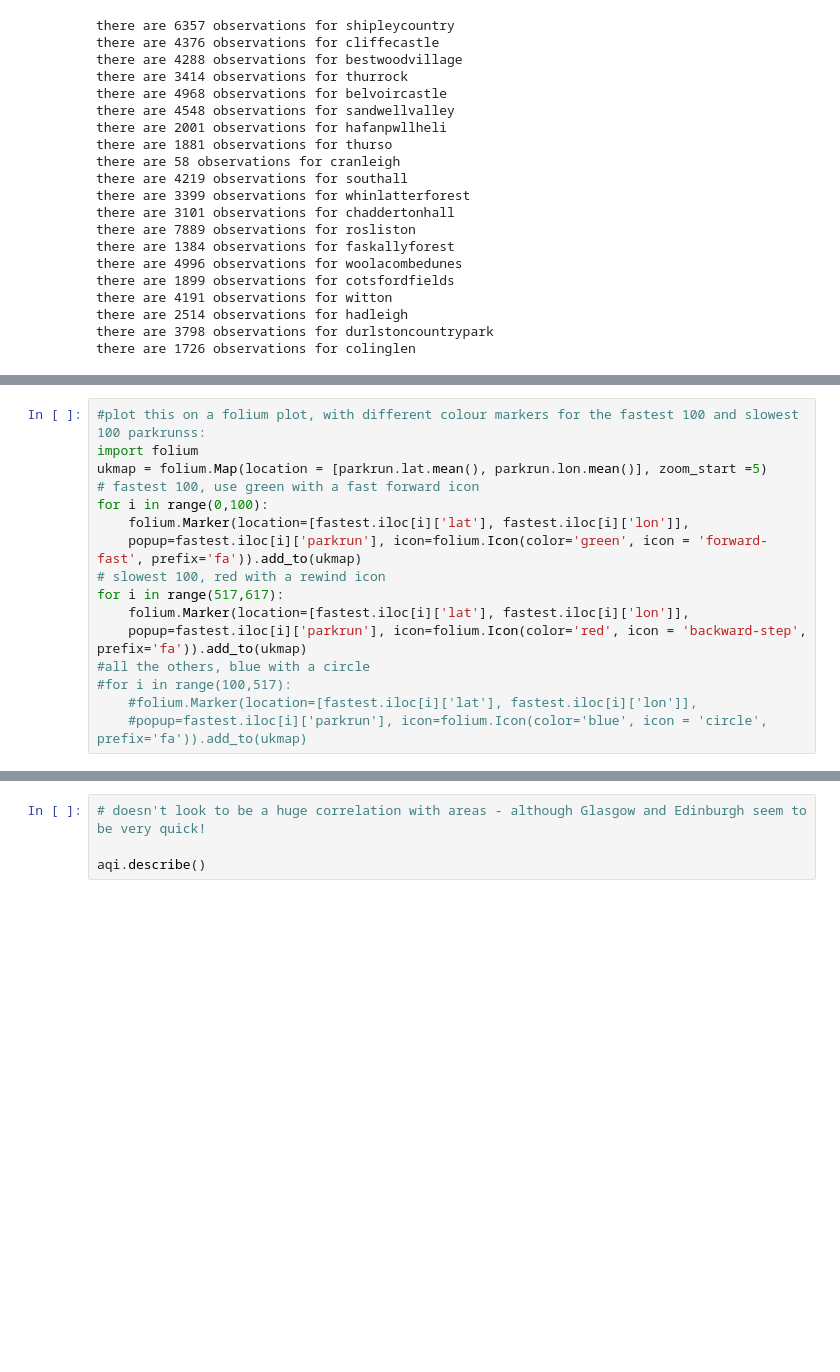
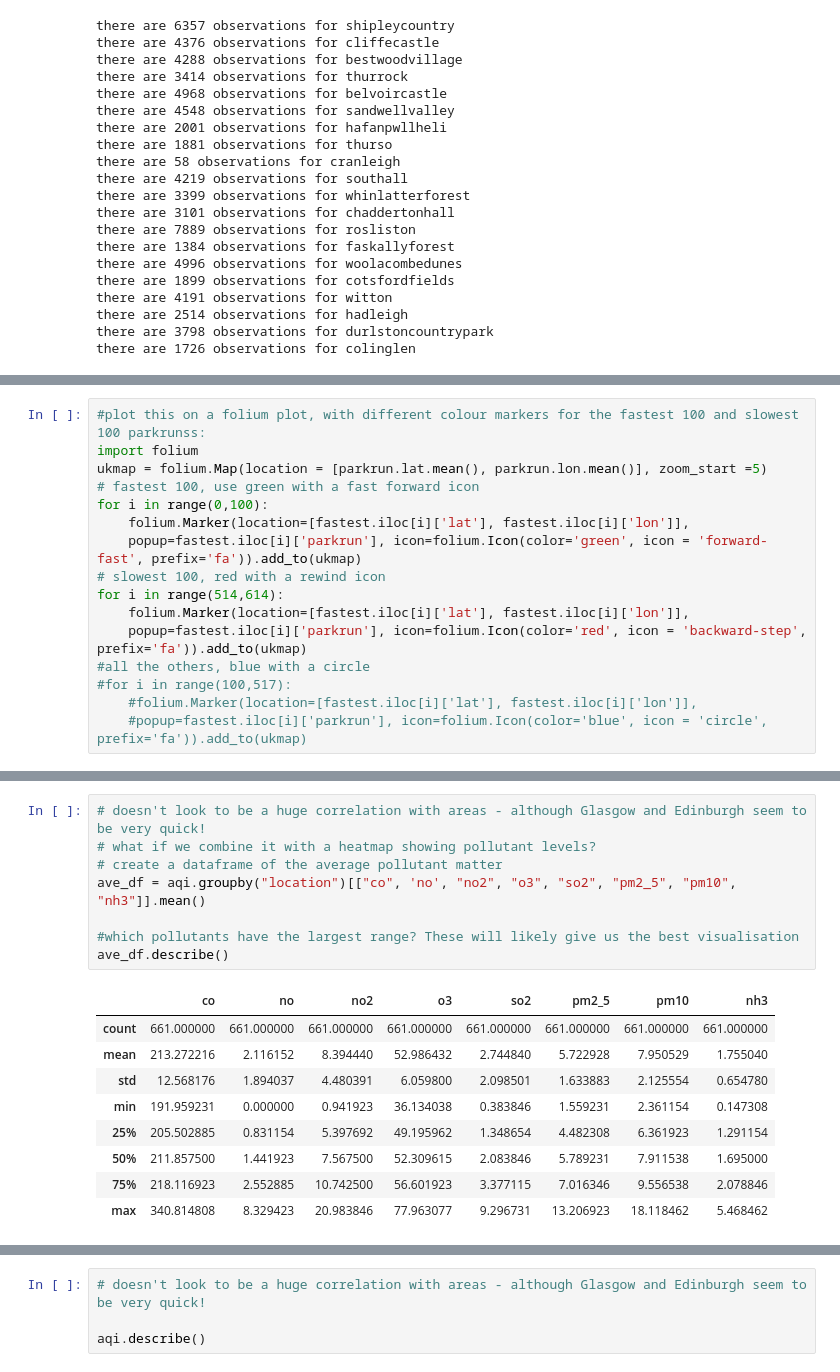
Before and after one commit to jyirrell/capstone, a Jupyter notebook: Capstone_full_notebook.ipynb, the cells around one changed output, grey strips where cells are left out. Saved outputs shown, nothing was run; the diff lists cells and outputs as text; blank space fills up the shorter version.

```diff
--- a/Capstone_full_notebook.ipynb
+++ b/Capstone_full_notebook.ipynb
@@ -820,7 +846,7 @@ for i in range(0,100):
     folium.Marker(location=[fastest.iloc[i]['lat'], fastest.iloc[i]['lon']],
     popup=fastest.iloc[i]['parkrun'], icon=folium.Icon(color='green', icon = 'forward-fast', prefix='fa')).add_to(ukmap)
 # slowest 100, red with a rewind icon
-for i in range(517,617):
+for i in range(514,614):
     folium.Marker(location=[fastest.iloc[i]['lat'], fastest.iloc[i]['lon']],
     popup=fastest.iloc[i]['parkrun'], icon=folium.Icon(color='red', icon = 'backward-step', prefix='fa')).add_to(ukmap)
 #all the others, blue with a circle
@@ -831,3 +857,21 @@ for i in range(517,617):
 ukmap
 # %% [output]
 [interactive output not drawn]
+# %%
+# doesn't look to be a huge correlation with areas - although Glasgow and Edinburgh seem to be very quick!
+# what if we combine it with a heatmap showing pollutant levels?
+# create a dataframe of the average pollutant matter
+ave_df = aqi.groupby("location")[["co", 'no', "no2", "o3", "so2", "pm2_5", "pm10", "nh3"]].mean()
+
+#which pollutants have the largest range? These will likely give us the best visualisation
+ave_df.describe()
+# %% [output]
+|  | co | no | no2 | o3 | so2 | pm2_5 | pm10 | nh3 |
+| count | 661.000000 | 661.000000 | 661.000000 | 661.000000 | 661.000000 | 661.000000 | 661.000000 | 661.000000 |
+| mean | 213.272216 | 2.116152 | 8.394440 | 52.986432 | 2.744840 | 5.722928 | 7.950529 | 1.755040 |
+| std | 12.568176 | 1.894037 | 4.480391 | 6.059800 | 2.098501 | 1.633883 | 2.125554 | 0.654780 |
+| min | 191.959231 | 0.000000 | 0.941923 | 36.134038 | 0.383846 | 1.559231 | 2.361154 | 0.147308 |
+| 25% | 205.502885 | 0.831154 | 5.397692 | 49.195962 | 1.348654 | 4.482308 | 6.361923 | 1.291154 |
+| 50% | 211.857500 | 1.441923 | 7.567500 | 52.309615 | 2.083846 | 5.789231 | 7.911538 | 1.695000 |
+| 75% | 218.116923 | 2.552885 | 10.742500 | 56.601923 | 3.377115 | 7.016346 | 9.556538 | 2.078846 |
+| max | 340.814808 | 8.329423 | 20.983846 | 77.963077 | 9.296731 | 13.206923 | 18.118462 | 5.468462 |
```
Also changed, not shown: parts of 11 cells of this notebook, 3 other files.
